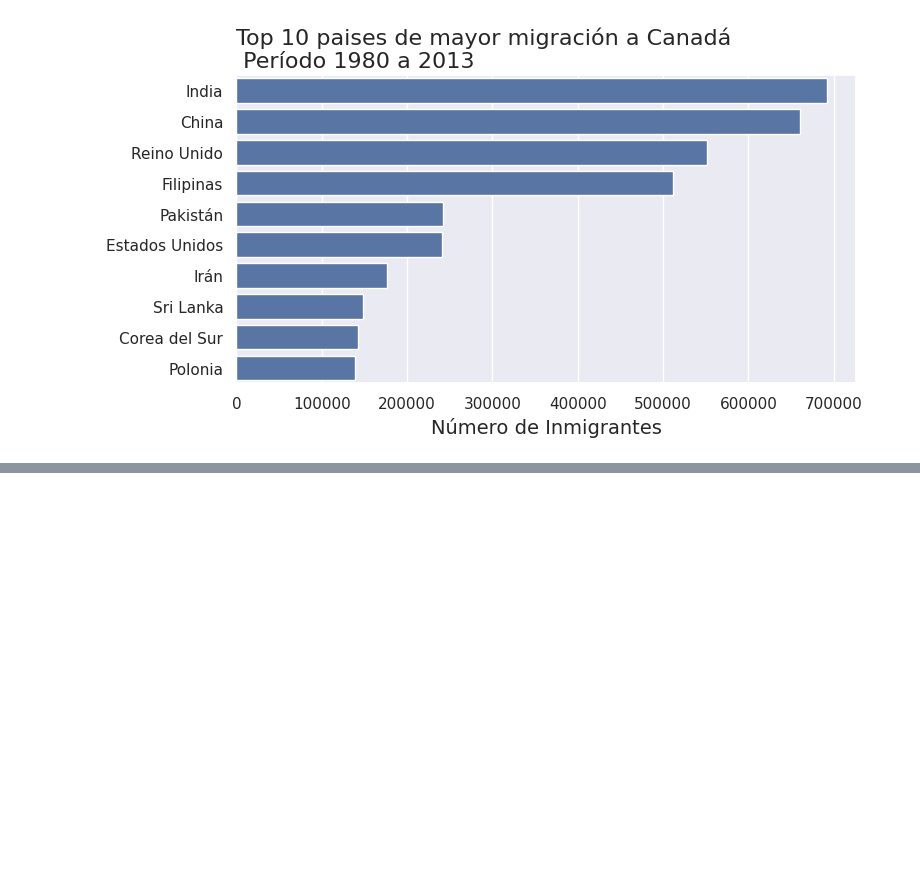
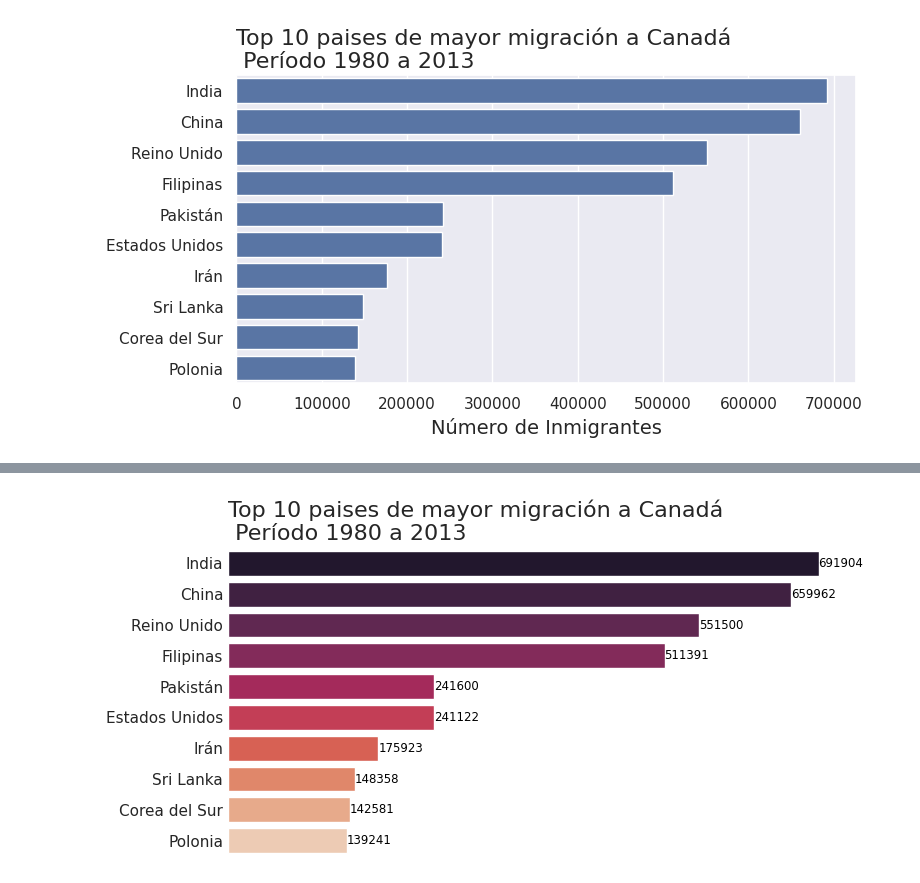
Before and after one commit to JorgeAccardi/cienciadedatos, a Jupyter notebook: Desafío_comparando_tendencias_migratorias.ipynb, the cells around one changed output, grey strips where cells are left out. Saved outputs shown, nothing was run; the diff lists cells and outputs as text; code cells hidden in the pictures; blank space fills up the shorter version.

```diff
--- a/Desafío_comparando_tendencias_migratorias.ipynb
+++ b/Desafío_comparando_tendencias_migratorias.ipynb
@@ -488,0 +511,4 @@ plt.show()
+# %%
+generar_grafico('rocket')
+# %% [output]
+[figure, added]
```
Also changed, not shown: parts of 5 cells of this notebook.
